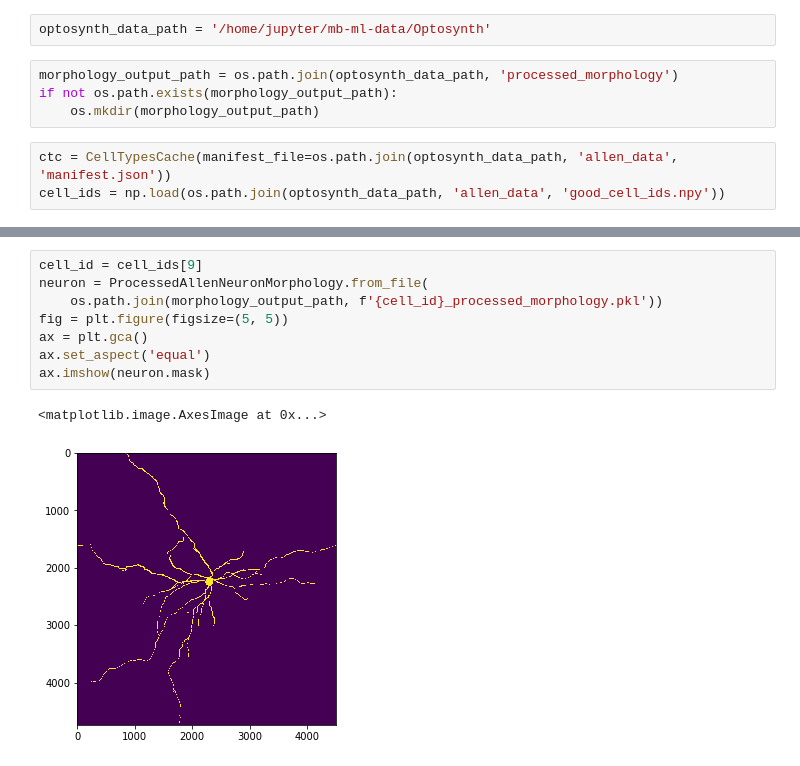
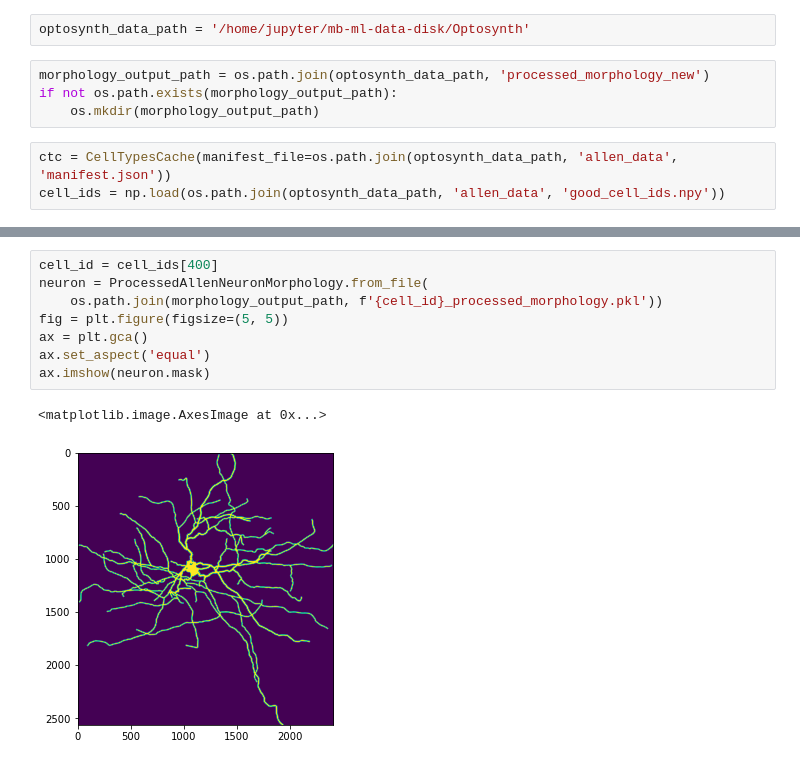
Before and after one commit to cellarium-ai/Optosynth, a Jupyter notebook: process_allen_morphology.ipynb, the cells around one changed output, grey strips where cells are left out. Saved outputs shown, nothing was run; the diff lists cells and outputs as text.

```diff
--- a/process_allen_morphology.ipynb
+++ b/process_allen_morphology.ipynb
@@ -16,9 +16,9 @@ from allensdk.core.cell_types_cache import CellTypesCache
 
 from allen_data import ProcessedAllenNeuronMorphology
 # %%
-optosynth_data_path = '/home/jupyter/mb-ml-data/Optosynth'
+optosynth_data_path = '/home/jupyter/mb-ml-data-disk/Optosynth'
 # %%
-morphology_output_path = os.path.join(optosynth_data_path, 'processed_morphology')
+morphology_output_path = os.path.join(optosynth_data_path, 'processed_morphology_new')
 if not os.path.exists(morphology_output_path):
     os.mkdir(morphology_output_path)
 # %%
@@ -50,13 +54,13 @@ Processing cell #481 (487099387) ...
 Processing cell #482 (594091004) ...
 Processing cell #483 (485466109) ...
 # %%
-cell_id = cell_ids[9]
+cell_id = cell_ids[400]
 neuron = ProcessedAllenNeuronMorphology.from_file(
     os.path.join(morphology_output_path, f'{cell_id}_processed_morphology.pkl'))
 fig = plt.figure(figsize=(5, 5))
 ax = plt.gca()
 ax.set_aspect('equal')
 ax.imshow(neuron.mask)
 # %% [output]
 <matplotlib.image.AxesImage at 0x...>
-[figure, old version]
+[figure, new version]
```
Also changed, not shown: parts of 1 cell of this notebook, 13 other files.
